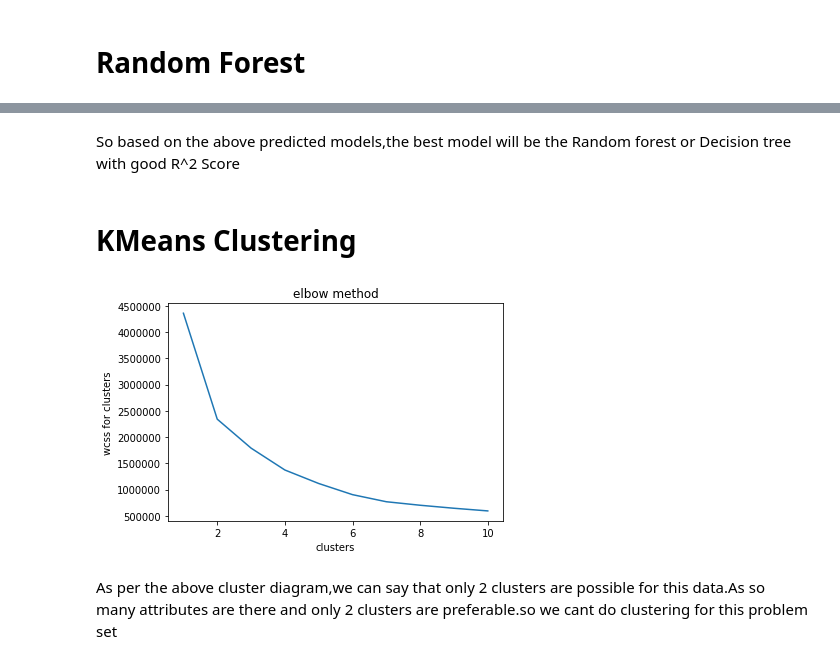
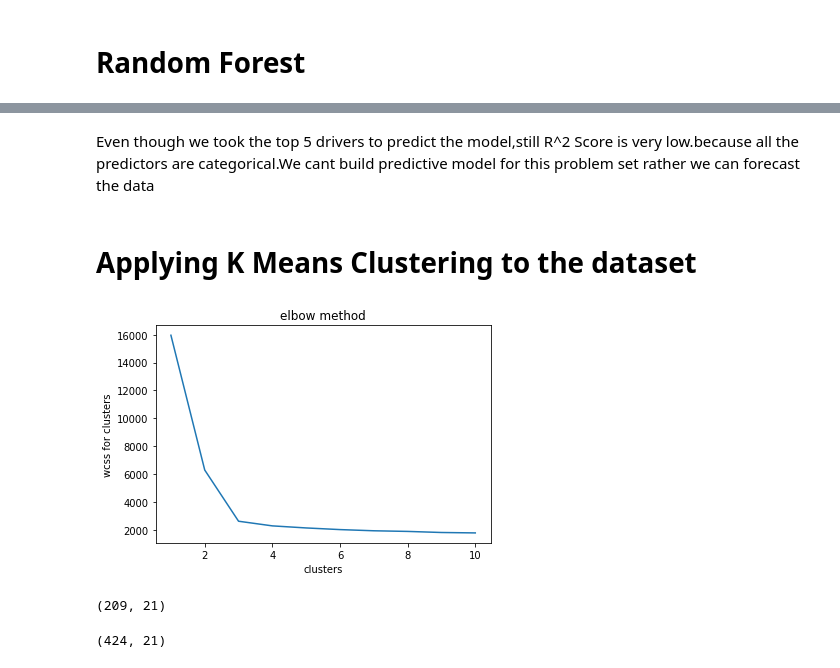
Before and after one commit to saiankaiah/Absenteeism-case-study, a Jupyter notebook: Absentieesm at work case study.ipynb, the cells around one changed output, grey strips where cells are left out. Drawn from its saved outputs; the diff is of its cells as text; code cells hidden in the pictures.

```diff
--- a/Absentieesm at work case study.ipynb
+++ b/Absentieesm at work case study.ipynb
@@ -713,3 +697,0 @@ target = absenteism_data['Absenteeism_time_in_hours']
-# %%
-absenteism_data.drop(['Absenteeism_time_in_hours'], inplace = True, axis=1)
-absenteism_data.shape
@@ -746,0 +702,6 @@ X_train, X_test, y_train, y_test = train_test_split(X,target, test_size=0.2)
+# %%
+# Copy of the dataset with only top5 drivers and dependent variable
+absenteism_data2=absenteism_data[['Social_drinker','Reason_for_absence','Son','Education','Day_of_the_week','Absenteeism_time_in_hours']]
+# %%
+#getting dummy variables of the categorical variables
+absenteism_data2 = pd.get_dummies(data = absenteism_data2, columns =['Social_drinker','Reason_for_absence','Son','Education','Day_of_the_week'])
@@ -789,19 +777,21 @@ R^2 Score(coefficient of determination) = 0.999599575918386
-# %% [markdown]
-So based on the above predicted models,the best model will be the Random forest or Decision tree with good R^2 Score
-# %% [markdown]
-# KMeans Clustering
+# %% [markdown]
+Even though we took the top 5 drivers to predict the model,still R^2 Score is very low.because all the predictors are categorical.We cant build predictive model for this problem set rather we can  forecast the data
+# %% [markdown]
+# Applying  K Means Clustering to the dataset
+# %%
+X=absenteism_data2.values
 # %%
+#Using Elbow Method to decide how many clusters should be there
+from sklearn.cluster import KMeans
 wcss=[]
 for i in range(1,11):
     kmeans=KMeans(n_clusters=i,init='k-means++',random_state=42)
-    kmeans.fit(absenteism_data.iloc[:,absenteism_data.columns != 'ID'].values)
+    kmeans.fit(X)
     wcss.append(kmeans.inertia_)
 plt.plot(range(1,11),wcss)
 plt.title('elbow method')
 plt.xlabel('clusters')
 plt.ylabel('wcss for clusters')
 plt.show()
 # %% [output]
-[figure, old version]
+[figure, new version]
-# %% [markdown]
-As per the above cluster diagram,we can say that only 2 clusters are possible for this data.As so many attributes are there and only 2 clusters are preferable.so we cant do clustering for this problem set
@@ -807,0 +805,10 @@ As per the above cluster diagram,we can say that only 2 clusters are possible fo
+# %%
+#Cluster1
+absenteism_data[absenteism_data['Clustering_Groups']==0].shape
+# %% [output]
+(209, 21)
+# %%
+#Cluster2
+absenteism_data[absenteism_data['Clustering_Groups']==1].shape
+# %% [output]
+(424, 21)
```
Also changed, not shown: parts of 31 cells of this notebook.
